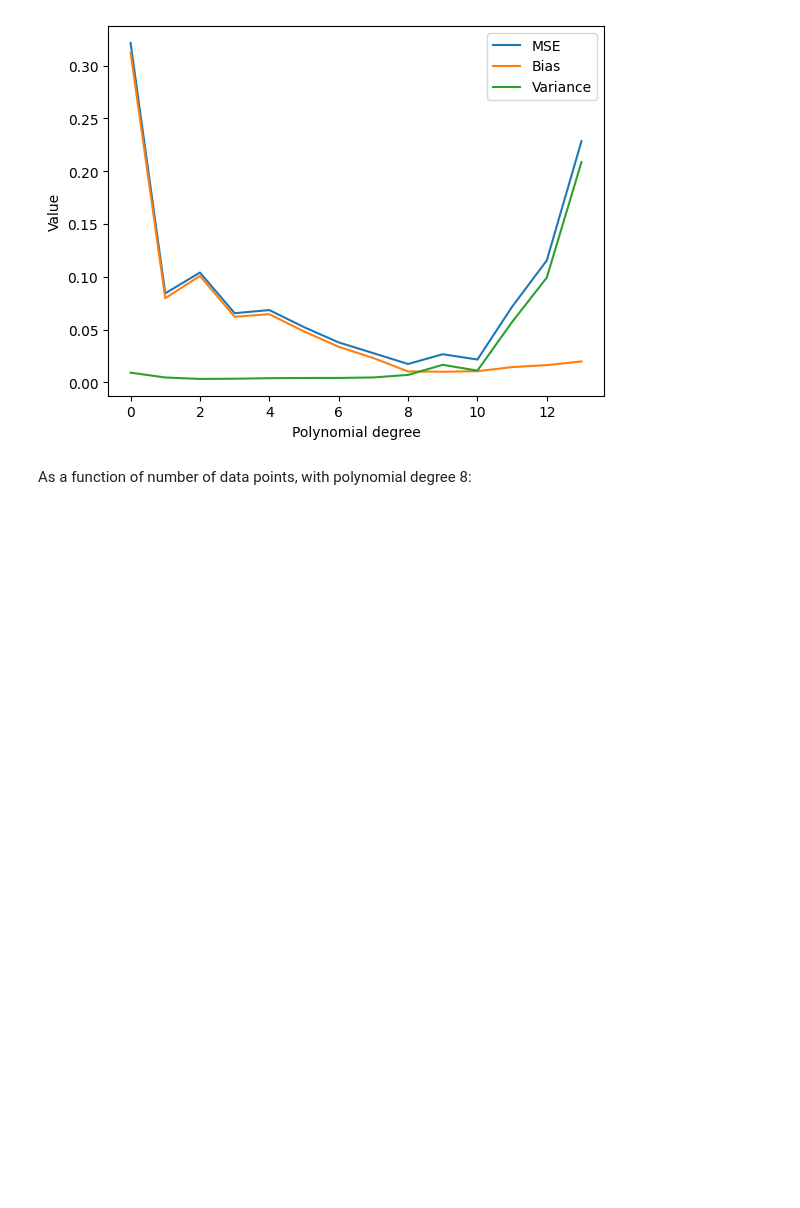
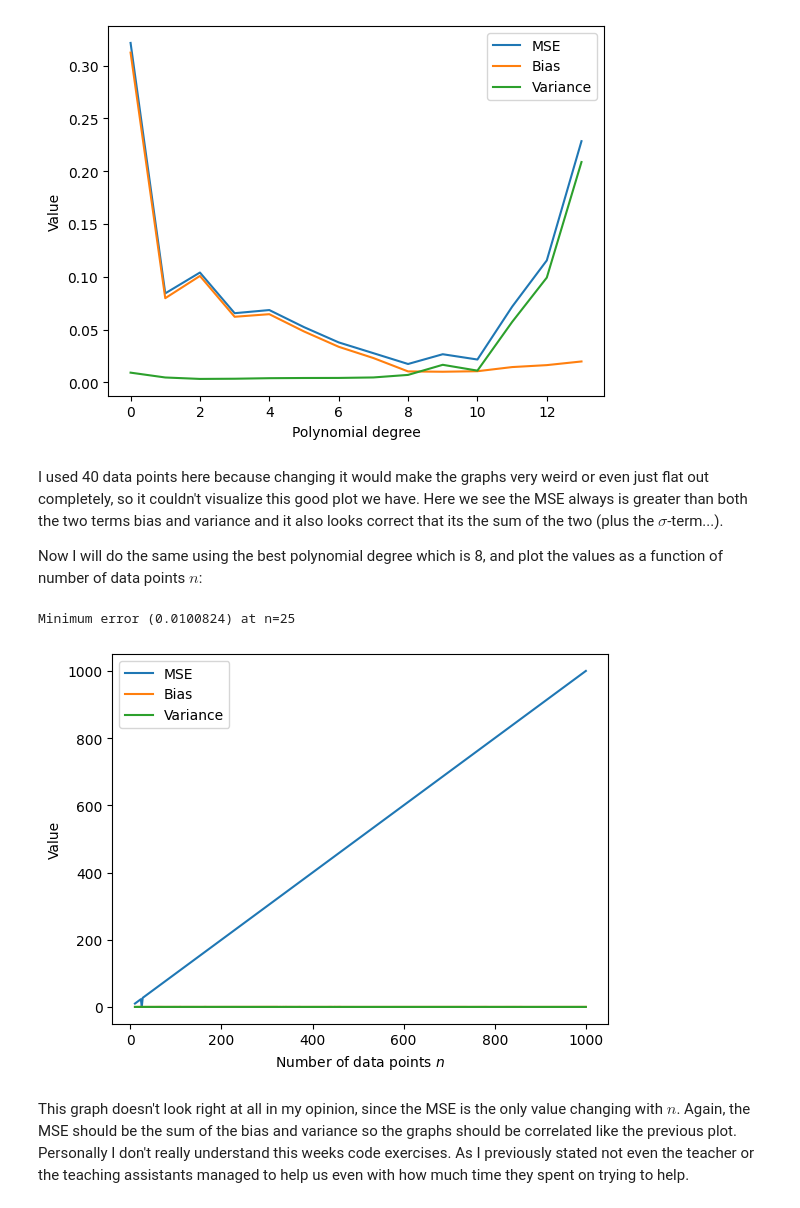
Before and after one commit to LassePladsen/FYS-STK3155-4155, a Jupyter notebook: Weekly exercises/38/Week 38 Lasse Pladsen.ipynb, the cells around one changed output. Drawn from its saved outputs; the diff is of its cells as text; code cells hidden in the pictures; blank space fills up the shorter version.

```diff
--- a/Weekly exercises/38/Week 38 Lasse Pladsen.ipynb
+++ b/Weekly exercises/38/Week 38 Lasse Pladsen.ipynb
@@ -168,4 +168,66 @@ print(f"Minimum error ({np.min(mse_arr):g}) at degree={degrees[np.argmin(mse_arr
 Minimum error (0.0173558) at degree=8
 [figure]
 # %% [markdown]
-As a function of number of data points, with polynomial degree 8:
+I used 40 data points here because changing it would make the graphs very weird or even just flat out completely, so it couldn't visualize this good plot we have. Here we see the MSE always is greater than both the two terms bias and variance and it also looks correct that its the sum of the two (plus the $\sigma$-term...).
+
+Now I will do the same using the best polynomial degree which is 8, and plot the values as a function of number of data points $n$:
+# %%
+import numpy as np
+import matplotlib.pyplot as plt
+from sklearn.linear_model import LinearRegression
+from sklearn.preprocessing import PolynomialFeatures
+from sklearn.model_selection import train_test_split
+from sklearn.pipeline import make_pipeline
+from sklearn.utils import resample
+
+# PARAMETERS
+degree = 8  # polynomial degree
+n_bootstrap = 100  # no. of bootstrap resamples
+
+np.random.seed(2018)
+
+# Create arrays
+n_vals = np.linspace(10, 1000, 500, dtype=np.int64)  # start at 10 to enable the test-/train-splitting
+mse_arr = np.empty(n_vals.shape[0])
+bias_arr = np.empty_like(mse_arr)
+variance_arr = np.empty_like(mse_arr)
+
+for n in n_vals:
+    # Create data set
+    x = np.linspace(-3, 3, n).reshape(-1, 1)
+    noise = np.random.normal(0, 0.1, x.shape)
+    f = np.exp(-x**2) + 1.5 * np.exp(-(x-2)**2)
+    y = f + noise
+
+    # Split data
+    x_train, x_test, y_train, y_test = train_test_split(x, y, test_size=0.2)
+
+    # Create model
+    model = make_pipeline(PolynomialFeatures(degree=degree), LinearRegression(fit_intercept=False))
+
+    # Resample with bootstrap
+    y_predict = np.empty((y_test.shape[0], n_bootstrap))
+    for i in range(n_bootstrap):
+        x_, y_ = resample(x_train, y_train)
+        # Create prediction for each resample
+        y_predict[:, i] = model.fit(x_, y_).predict(x_test).ravel()
+
+    # Calculate values
+    mse_arr[degree] = np.mean( np.mean((y_test - y_predict)**2, axis=1, keepdims=True) )
+    bias_arr[degree] = np.mean( (y_test - np.mean(y_predict, axis=1, keepdims=True))**2 )
+    variance_arr[degree] = np.mean( np.var(y_predict, axis=1, keepdims=True) )
+
+# Plotting
+plt.plot(n_vals, mse_arr, label="MSE")
+plt.plot(n_vals, bias_arr, label="Bias")
+plt.plot(n_vals, variance_arr, label="Variance")
+plt.legend()
+plt.xlabel("Number of data points $n$")
+plt.ylabel("Value")
+
+print(f"Minimum error ({np.min(mse_arr):g}) at n={n_vals[np.argmin(mse_arr)]}")
+# %% [output]
+Minimum error (0.0100824) at n=25
+[figure, added]
+# %% [markdown]
+This graph doesn't look right at all in my opinion, since the MSE is the only value changing with $n$. Again, the MSE should be the sum of the bias and variance so the graphs should be correlated like the previous plot. Personally I don't really understand this weeks code exercises. As I previously stated not even the teacher or the teaching assistants managed to help us even with how much time they spent on trying to help.
```
Also changed, not shown: parts of 2 cells of this notebook.
